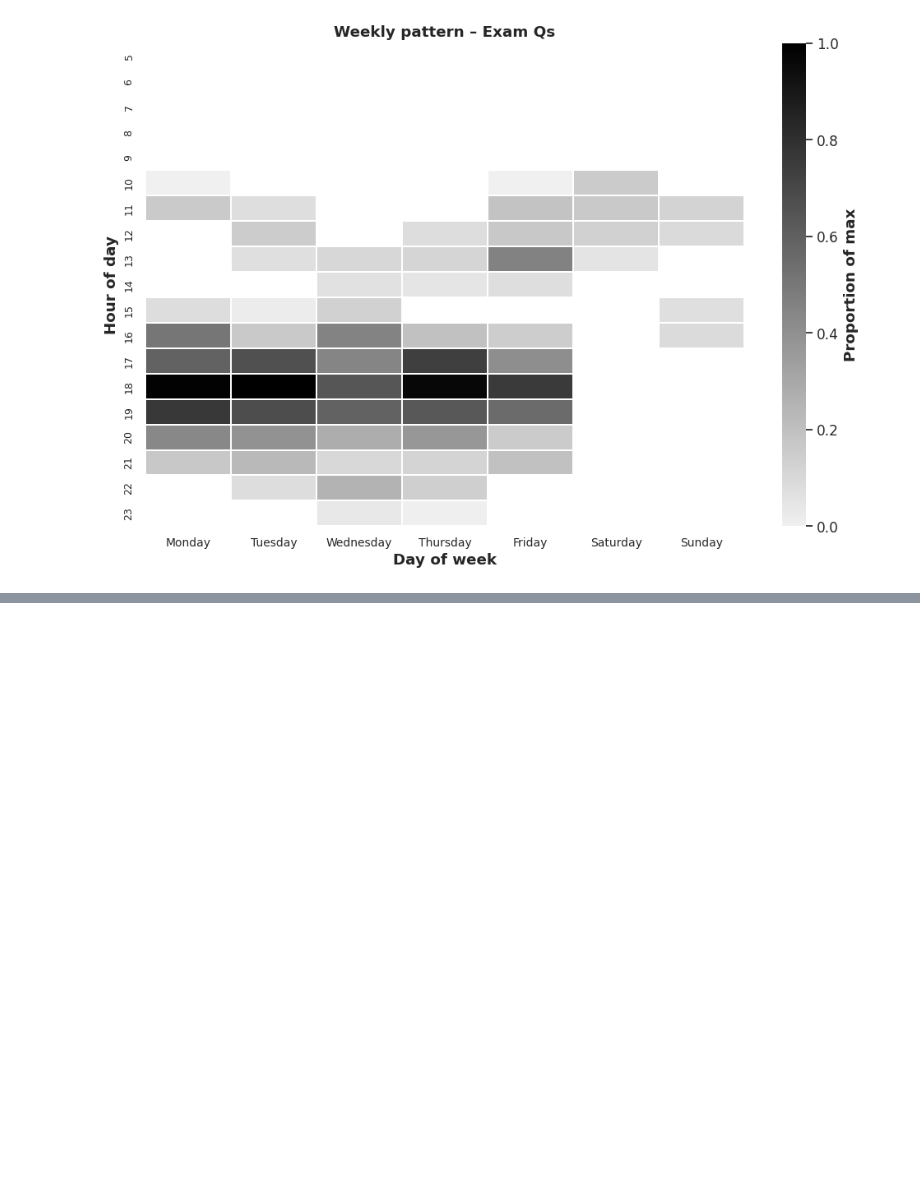
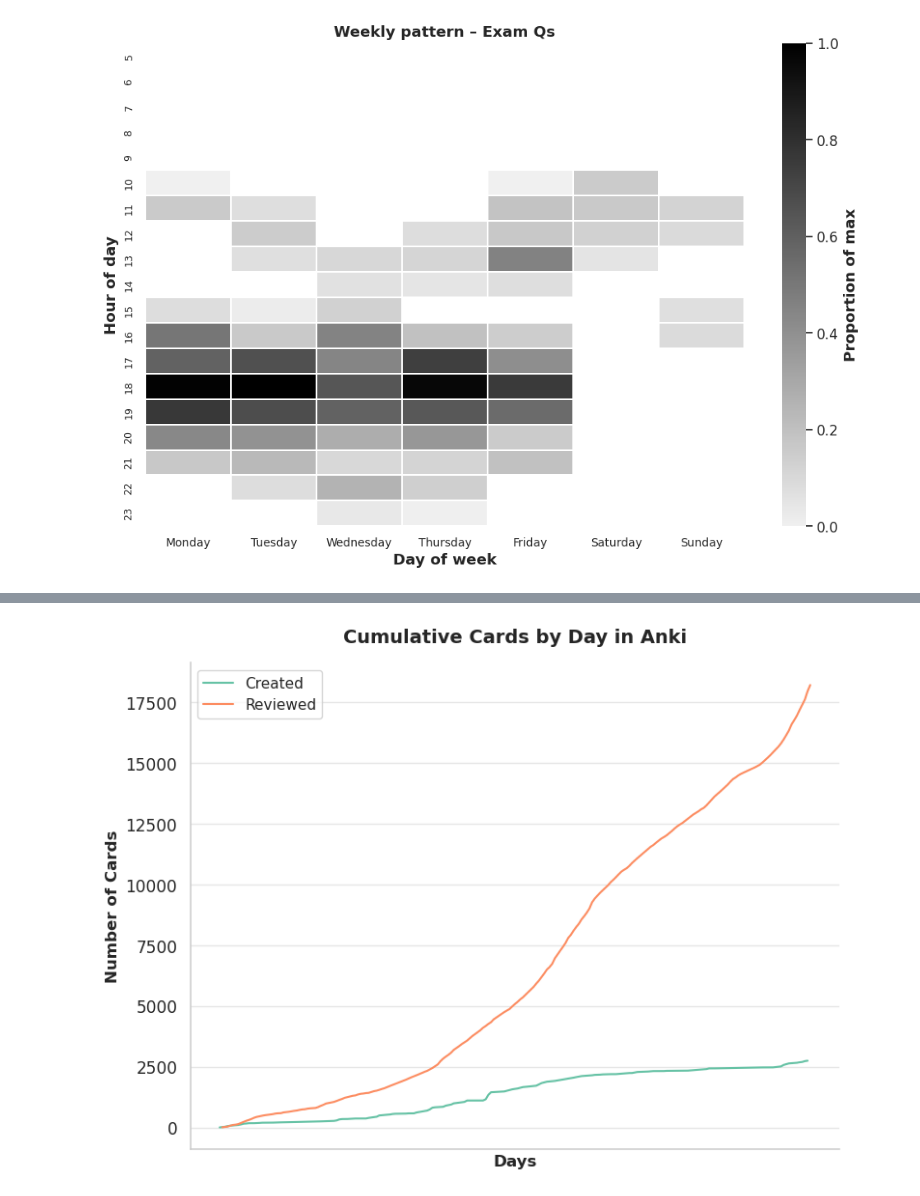
Before and after one commit to Oddman43/BIR_EDA, a Jupyter notebook: notebooks/data_analysis.ipynb, the cells around one changed output, grey strips where cells are left out. Cells and saved outputs as stored; diff of their text form; code cells hidden in the pictures; blank space fills up the shorter version.

```diff
--- a/notebooks/data_analysis.ipynb
+++ b/notebooks/data_analysis.ipynb
@@ -528,0 +673,14 @@ for act in activities:
+# %%
+reviewed_cards: pd.Series = anki_own["date_reviewed"].dt.date
+reviewed_day: pd.DataFrame = (
+    reviewed_cards
+    .value_counts()
+    .reset_index()
+    .rename(columns={"index": "date", 0: "num"})
+)
+reviewed_day = reviewed_day.rename(columns={"date_reviewed": "day"})
+reviewed_day["action"] = "Reviewed"
+reviewed_day_cm = reviewed_day.copy()
+reviewed_day_cm = reviewed_day_cm.sort_values("day").reset_index(drop=True)
+reviewed_day_cm["count"] = reviewed_day_cm["count"].cumsum()
+reviewed_day_cm.info()
@@ -528,0 +698,30 @@ for act in activities:
+# %%
+anki_cards: pd.DataFrame = pd.concat([created_day_cm, reviewed_day_cm], ignore_index= True)
+
+plt.figure(figsize=(8, 6))
+ax = sns.lineplot(
+        data=anki_cards,
+        x="day",
+        y="count",
+        hue="action",
+        linewidth=1.5,
+        palette="Set2"
+)
+
+ax.set_xlabel("Days", fontsize=12)
+ax.set_ylabel("Number of Cards", fontsize=12)
+ax.set_title("Cumulative Cards by Day in Anki", fontsize=14, weight="bold", pad= 15)
+ax.legend(title="", loc="upper left", fontsize=11)
+ax.spines["top"].set_visible(False)
+ax.spines["right"].set_visible(False)
+ax.spines["left"].set_color("0.8")
+ax.spines["bottom"].set_color("0.8")
+ax.grid(axis="y", color="0.9", linewidth=1)
+ax.grid(axis="x", visible=False)
+ax.set_xticks([])
+
+plt.tight_layout()
+plt.savefig("../images/lineplot_cumsum_cards_anki.png", dpi=300, bbox_inches="tight")
+plt.show()
+# %% [output]
+[figure, added]
```
Also changed, not shown: parts of 20 cells of this notebook.
